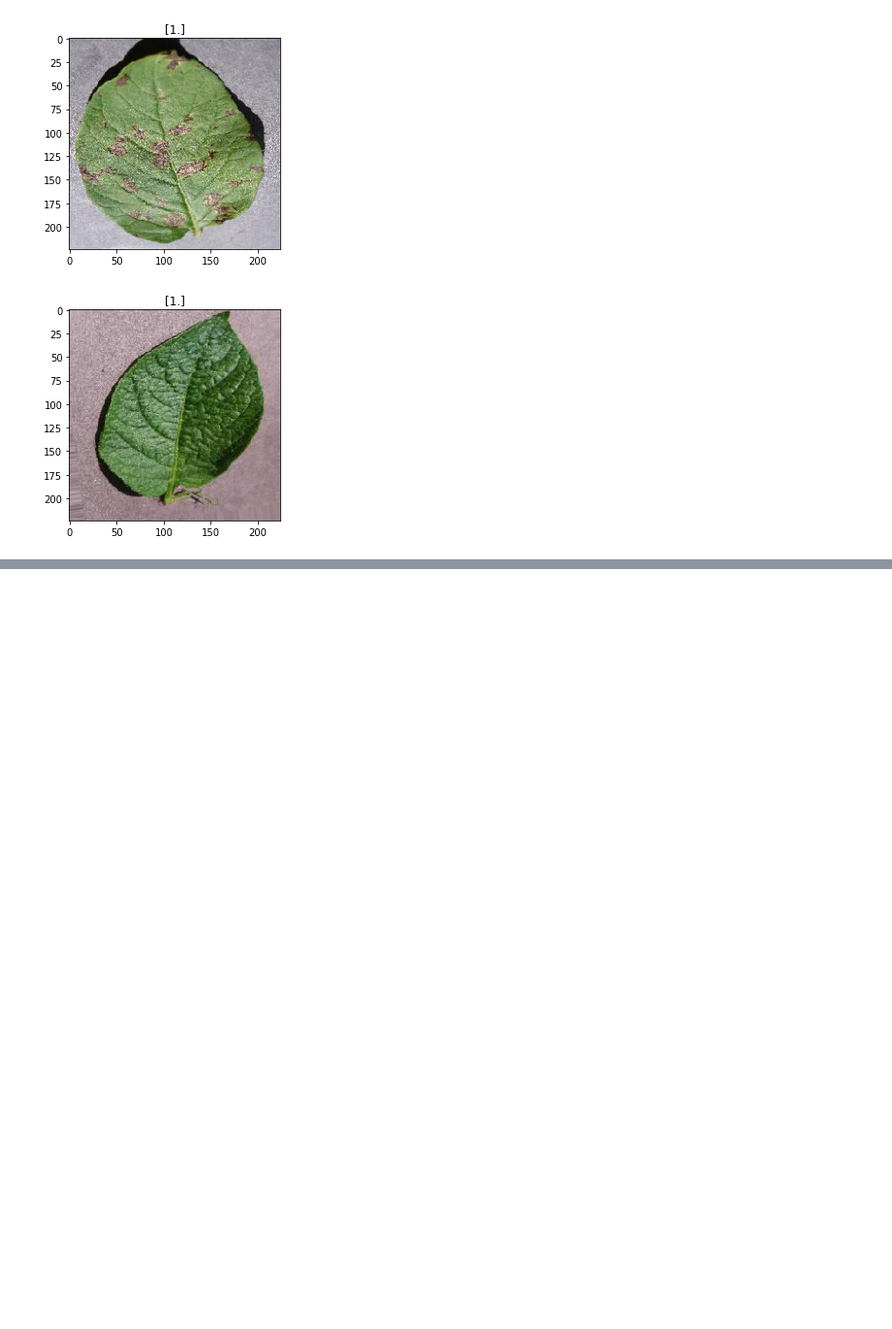
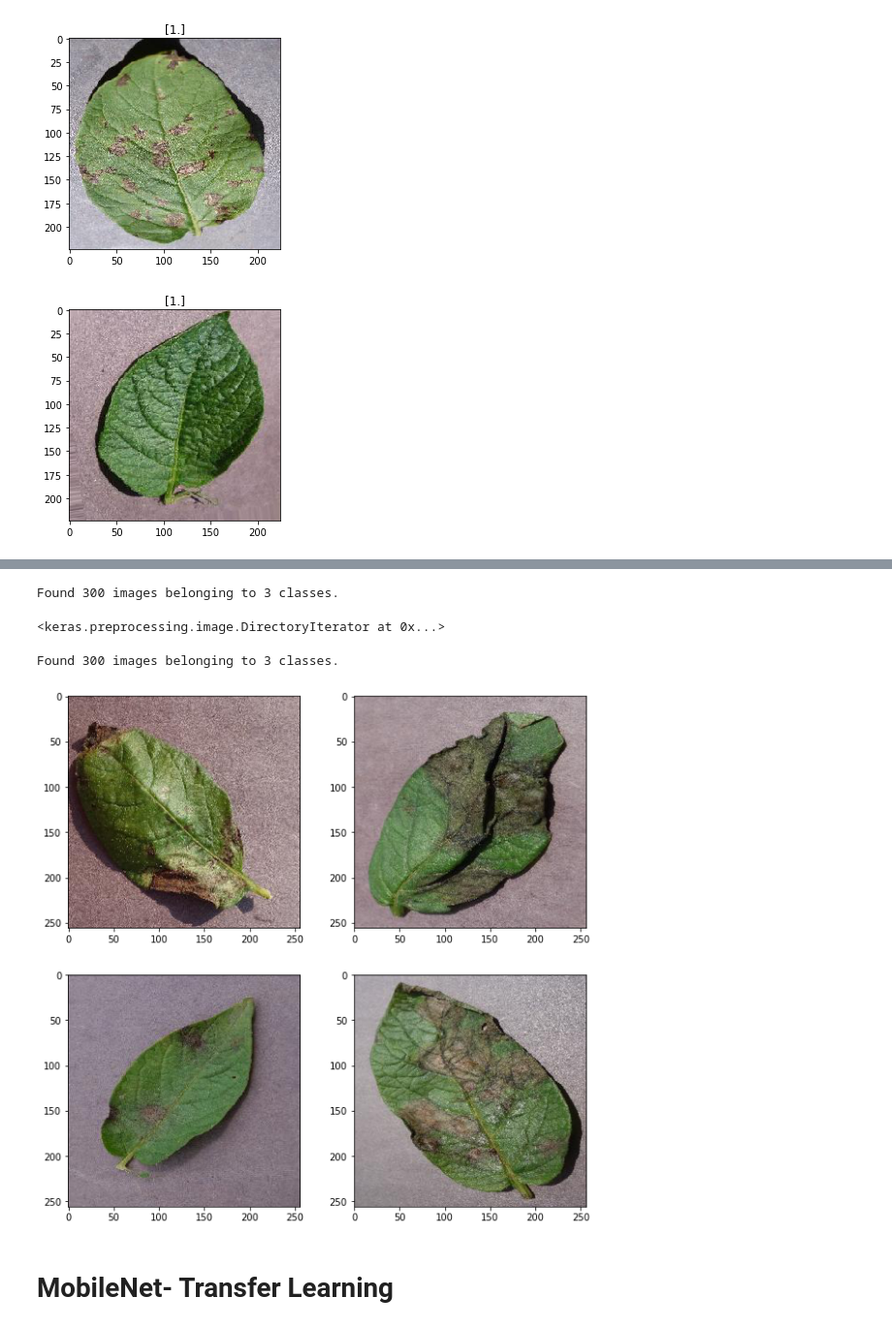
Before and after one commit to adarshnitt/Deep-Learning-Models, a Jupyter notebook: Potatao_Disease_Classification.ipynb, the cells around one changed output, grey strips where cells are left out. Shown at 97% size. Drawn from its saved outputs; the diff is of its cells as text; code cells hidden in the pictures; blank space fills up the shorter version.

```diff
--- a/Potatao_Disease_Classification.ipynb
+++ b/Potatao_Disease_Classification.ipynb
@@ -482,0 +575,32 @@ final_predict(path)
+# %%
+val_data=augment("/content/Potato/Valid")
+# %% [output]
+Found 300 images belonging to 3 classes.
+# %%
+val_data
+# %% [output]
+<keras.preprocessing.image.DirectoryIterator at 0x...>
+# %%
+test_data=augment("/content/Potato/Test")
+# %% [output]
+Found 300 images belonging to 3 classes.
+# %%
+def show(path,index):
+  n=os.listdir(path)
+  n1=os.path.join(path,n[index])
+  data=os.listdir(n1)
+  plt.subplots(2,2,figsize=(10,10))
+  for i in range(len(data)):
+    plt.subplot(2,2,i+1)
+    m=os.path.join(n1,data[i])
+    arr=plt.imread(m)
+    plt.imshow(arr)
+    if i>2:
+      break
+  pass
+# %%
+show("/content/Potato/Valid",1)
+# %% [output]
+[figure, added]
+# %% [markdown]
+<h1> MobileNet- Transfer Learning </h1>
```
Also changed, not shown: parts of 32 cells of this notebook.
